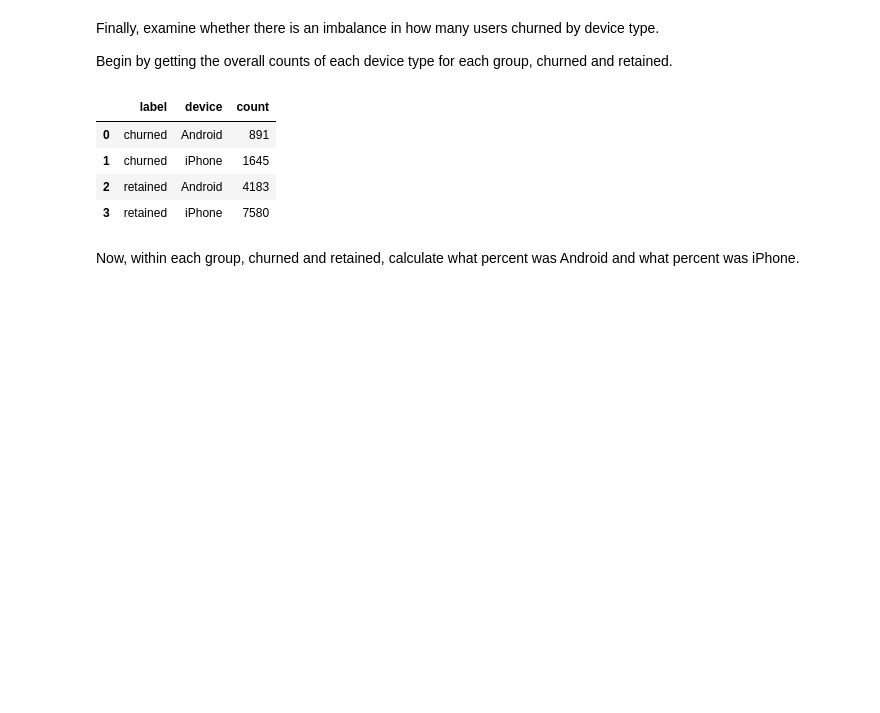
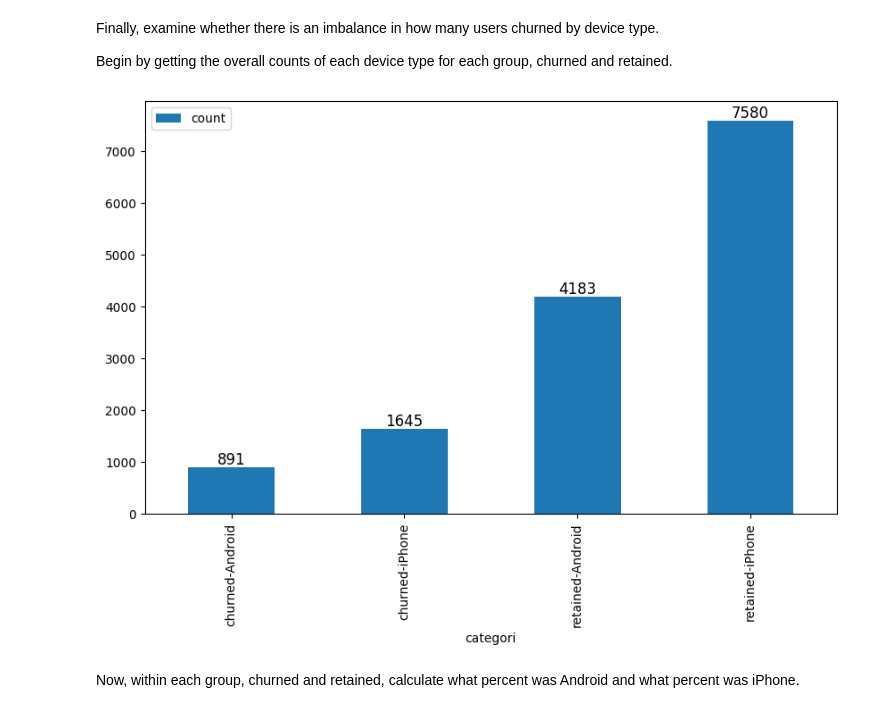
Before and after one commit to Gengsu07/Google_Advanced_Data_Analytics, a Jupyter notebook: 2.Getting Started Python/Project_WAZE/Activity_Course 2 Waze project lab.ipynb, the cells around one changed output. Cells and saved outputs as stored; diff of their text form; code cells hidden in the pictures; blank space fills up the shorter version.

```diff
--- a/2.Getting Started Python/Project_WAZE/Activity_Course 2 Waze project lab.ipynb
+++ b/2.Getting Started Python/Project_WAZE/Activity_Course 2 Waze project lab.ipynb
@@ -372,7 +424,7 @@ Begin by dividing the `driven_km_drives` column by the `drives` column. Then, gr
 # %%
 # Add a column to df called `km_per_drive`
 ### YOUR CODE HERE ###
-df_nonull.loc[:, "km_per_drive"] = df_nonull["driven_km_drives"] / df_nonull["drives"]
+df_nonull["km_per_drive"] = df_nonull["driven_km_drives"] / df_nonull["drives"]
 
 # Group by `label`, calculate the median, and isolate for km per drive
 ### YOUR CODE HERE ###
@@ -432,15 +494,15 @@ Begin by getting the overall counts of each device type for each group, churned
 # %%
 # For each label, calculate the number of Android users and iPhone users
 ### YOUR CODE HERE ###
 device_nonull = df_nonull.groupby(["label", "device"]).size().reset_index()
 device_nonull.columns = ["label", "device", "count"]
-device_nonull
+device_nonull.assign(categori=device_nonull.label + "-" + device_nonull.device).plot(
+    kind="bar", x="categori", y="count", figsize=(10, 6)
+)
+for i, count in enumerate(device_nonull["count"]):
+    plt.annotate(str(count), (i, count), ha="center", va="bottom", fontsize=12)
 # %% [output]
-|  | label | device | count |
-| 0 | churned | Android | 891 |
-| 1 | churned | iPhone | 1645 |
-| 2 | retained | Android | 4183 |
-| 3 | retained | iPhone | 7580 |
+[figure, added]
 # %% [markdown]
 Now, within each group, churned and retained, calculate what percent was Android and what percent was iPhone.
 # %%
```
Also changed, not shown: parts of 13 cells of this notebook, 8 other files.
